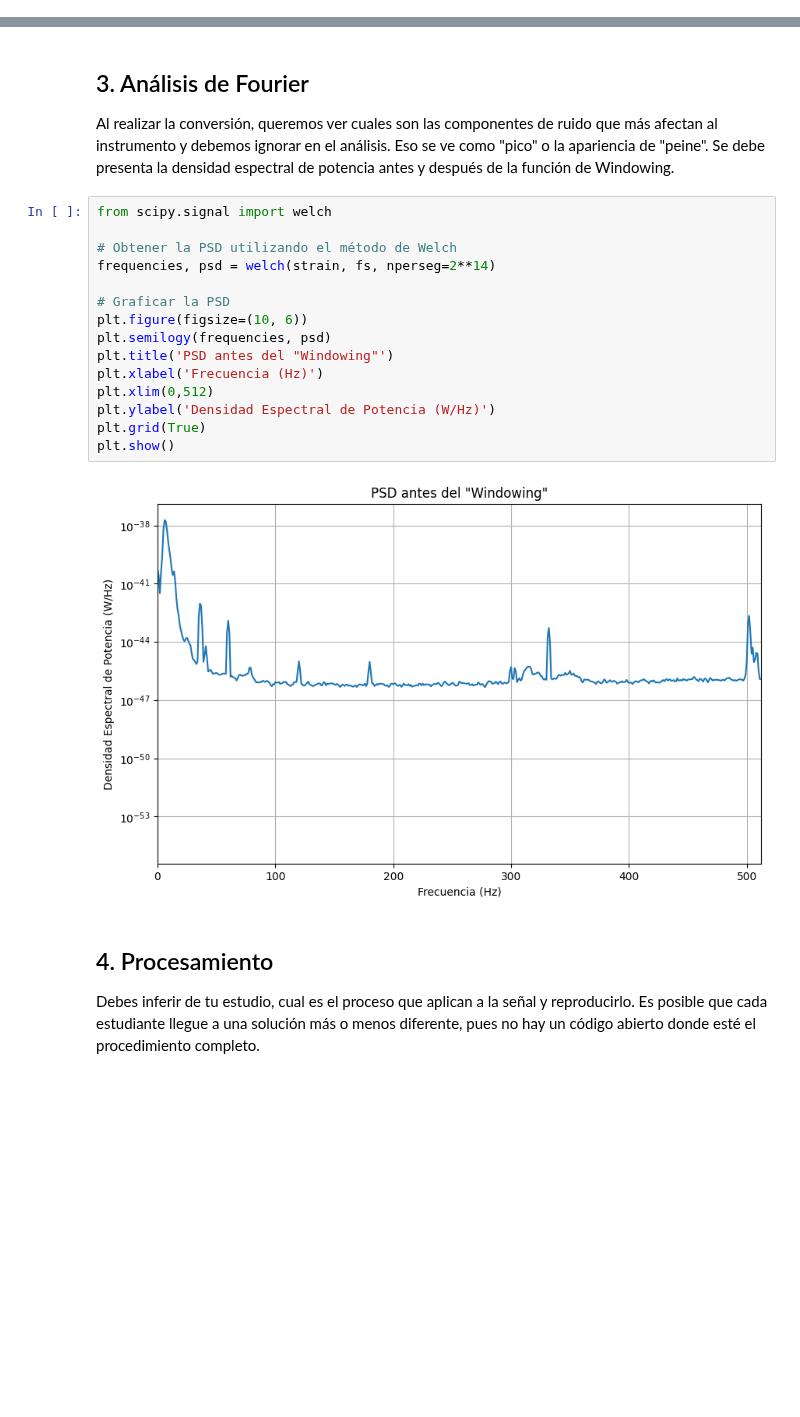
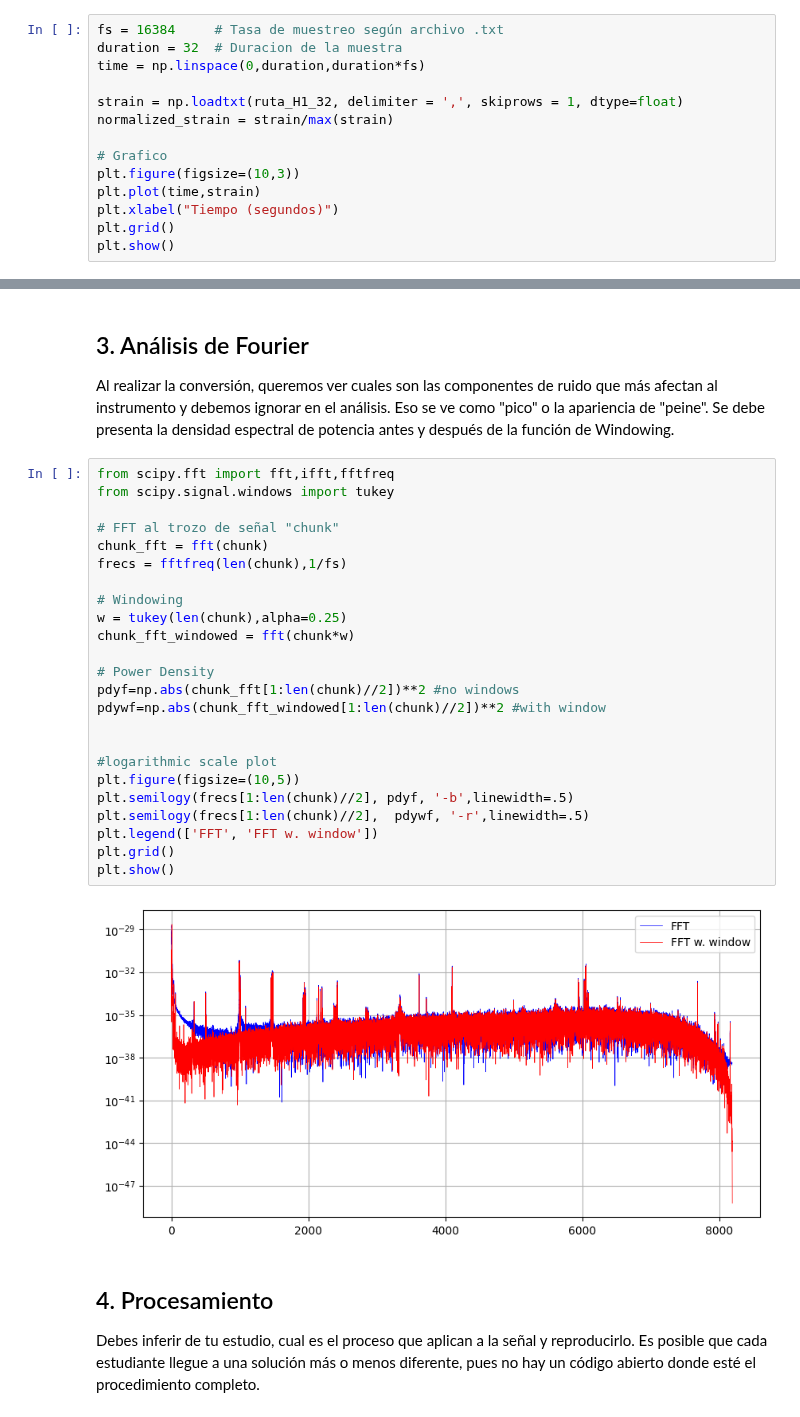
Before and after one commit to MatiasArmijo/Actividades-EIE-401-Matias-Armijo, a Jupyter notebook: proyecto-1/Proyecto_1_ApellidoNombre_ID.ipynb, the cells around one changed output, grey strips where cells are left out. Cells and saved outputs as stored; diff of their text form; blank space fills up the shorter version.

```diff
--- a/proyecto-1/Proyecto_1_ApellidoNombre_ID.ipynb
+++ b/proyecto-1/Proyecto_1_ApellidoNombre_ID.ipynb
@@ -59,0 +45,14 @@ plt.show()
+# %%
+fs = 16384     # Tasa de muestreo según archivo .txt
+duration = 32  # Duracion de la muestra
+time = np.linspace(0,duration,duration*fs)
+
+strain = np.loadtxt(ruta_H1_32, delimiter = ',', skiprows = 1, dtype=float)
+normalized_strain = strain/max(strain)
+
+# Grafico
+plt.figure(figsize=(10,3))
+plt.plot(time,strain)
+plt.xlabel("Tiempo (segundos)")
+plt.grid()
+plt.show()
@@ -75,22 +102,31 @@ Audio(normalized_strain,rate=fs)
 Al realizar la conversión, queremos ver cuales son las componentes de ruido que más afectan al instrumento y debemos ignorar en el análisis. Eso se ve como "pico" o la apariencia de "peine".
 Se debe presenta la densidad espectral de potencia antes y después de la función de Windowing.
 # %%
-from scipy.signal import welch
+from scipy.fft import fft,ifft,fftfreq
+from scipy.signal.windows import tukey
 
-# Obtener la PSD utilizando el método de Welch
-frequencies, psd = welch(strain, fs, nperseg=2**14)
+# FFT al trozo de señal "chunk"
+chunk_fft = fft(chunk)
+frecs = fftfreq(len(chunk),1/fs)
 
-# Graficar la PSD
-plt.figure(figsize=(10, 6))
-plt.semilogy(frequencies, psd)
-plt.title('PSD antes del "Windowing"')
-plt.xlabel('Frecuencia (Hz)')
-plt.xlim(0,512)
-plt.ylabel('Densidad Espectral de Potencia (W/Hz)')
-plt.grid(True)
+# Windowing
+w = tukey(len(chunk),alpha=0.25)
+chunk_fft_windowed = fft(chunk*w)
+
+# Power Density
+pdyf=np.abs(chunk_fft[1:len(chunk)//2])**2 #no windows
+pdywf=np.abs(chunk_fft_windowed[1:len(chunk)//2])**2 #with window
+
+
+#logarithmic scale plot
+plt.figure(figsize=(10,5))
+plt.semilogy(frecs[1:len(chunk)//2], pdyf, '-b',linewidth=.5)
+plt.semilogy(frecs[1:len(chunk)//2],  pdywf, '-r',linewidth=.5)
+plt.legend(['FFT', 'FFT w. window'])
+plt.grid()
 plt.show()
 # %% [output]
-[figure, old version]
+[figure, new version]
 # %% [markdown]
 ## 4. Procesamiento
 Debes inferir de tu estudio, cual es el proceso que aplican a la señal y reproducirlo. Es posible que cada estudiante llegue a una solución más o menos diferente, pues no hay un código abierto donde esté el procedimiento completo.
```
Also changed, not shown: parts of 5 cells of this notebook, 2 other files.
